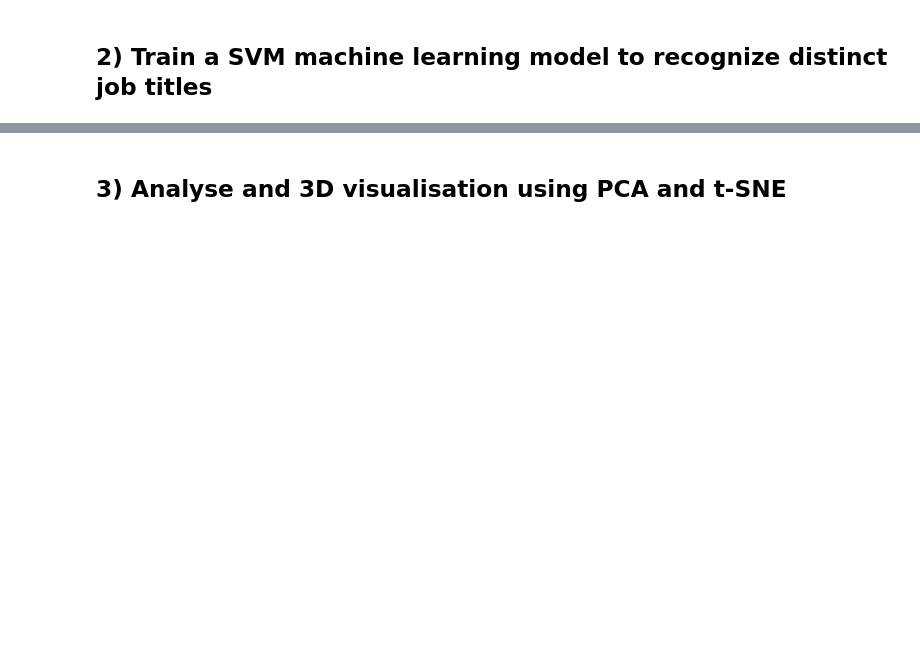
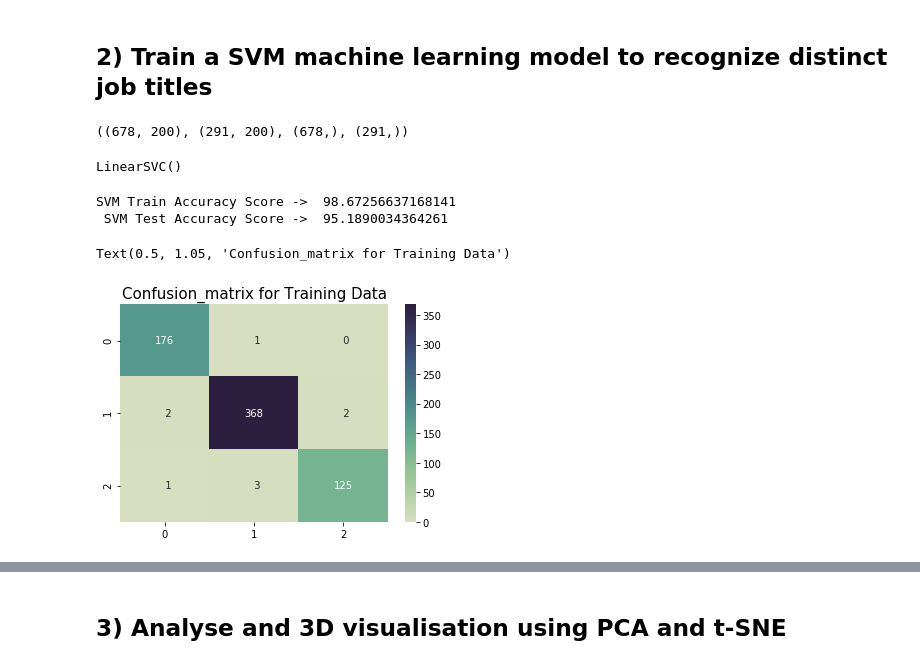
Before and after one commit to SabFrAlphin/project_job_skill_screener_DATA_ML, a Jupyter notebook: job_data_machine_learning.ipynb, the cells around one changed output, grey strips where cells are left out. Drawn from its saved outputs; the diff is of its cells as text; code cells hidden in the pictures; blank space fills up the shorter version.

Commit message:
update and finished readme, job_data_machine learning

```diff
--- a/job_data_machine_learning.ipynb
+++ b/job_data_machine_learning.ipynb
@@ -18,2 +92,17 @@ Objective:
 # %% [markdown]
 ## 1) Analyse word clusters in job title and job text based on distinct job_class
+# %%
+# Generating Feature Vectors (X) with tfidf
+# max features is the number of words from the text field that will be used to tfidf
+v = TfidfVectorizer(max_features=200)
+x = df['text_merge']
+x1 = x_train['text_merge']
+x2 = x_test['text_merge']
+v.fit(x)
+v.fit(x1)
+v.fit(x2)
+# this is the tfidf vector for data analysis
+x_tfidf = v.transform(x)
+# these are the x data, to use in the machine learning
+x_train_tfidf = v.transform(x1)
+x_test_tfidf = v.transform(x2)
@@ -20,2 +277,31 @@ Objective:
 # %% [markdown]
 ## 2) Train a SVM machine learning model to recognize distinct job titles
+# %%
+s = svm.LinearSVC(C=1.0)
+# %%
+x_train_tfidf.shape, x_test_tfidf.shape, y_train.shape, y_test.shape
+# %% [output]
+((678, 200), (291, 200), (678,), (291,))
+# %%
+# fit the training dataset on the classifier
+s.fit(x_train_tfidf, y_train)# predict the labels on validation dataset
+# %% [output]
+LinearSVC()
+# %%
+# make predictions using the trained model
+y_pred_train = s.predict(x_train_tfidf)
+y_pred_test = s.predict(x_test_tfidf)
+# %%
+# Use accuracy_score function to get the accuracy
+print("SVM Train Accuracy Score -> ",accuracy_score(y_pred_train, y_train)*100, "\n",
+     "SVM Test Accuracy Score -> ",accuracy_score(y_pred_test, y_test)*100)
+# %% [output]
+SVM Train Accuracy Score ->  98.67256637168141
+ SVM Test Accuracy Score ->  95.1890034364261
+# %%
+# confusion matrix training data
+sns.heatmap(confusion_matrix(y_train,y_pred_train),annot=True,fmt='3.0f',cmap=sns.cubehelix_palette(8, start=.5, rot=-.75, as_cmap=True))
+plt.title('Confusion_matrix for Training Data', y=1.05, size=15)
+# %% [output]
+Text(0.5, 1.05, 'Confusion_matrix for Training Data')
+[figure, added]
```
Also changed, not shown: parts of 28 cells of this notebook, 15 other files.
